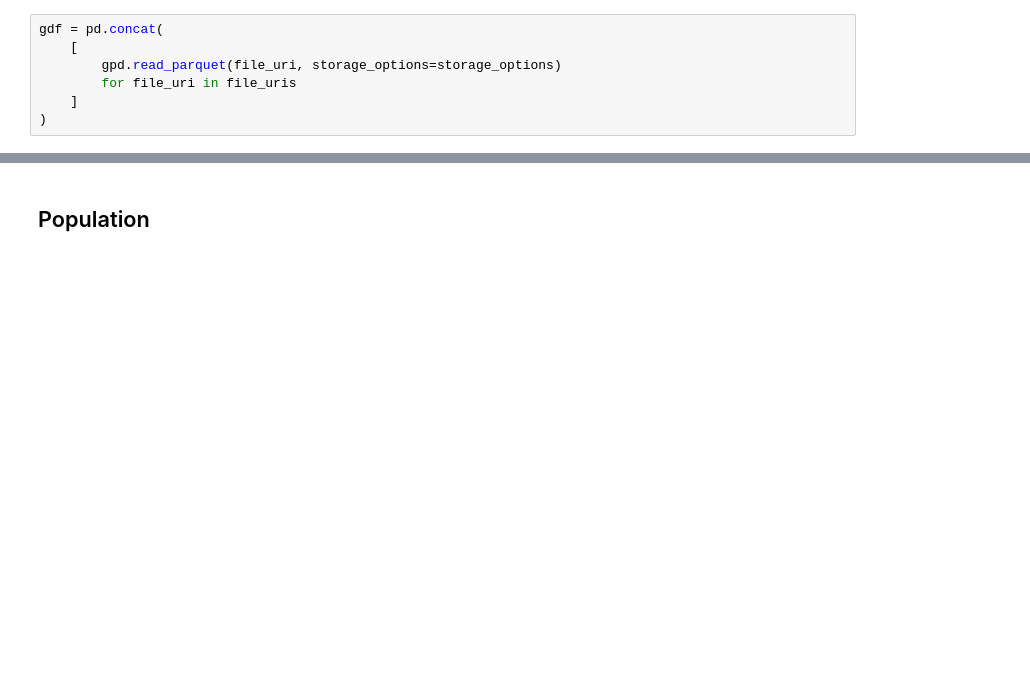
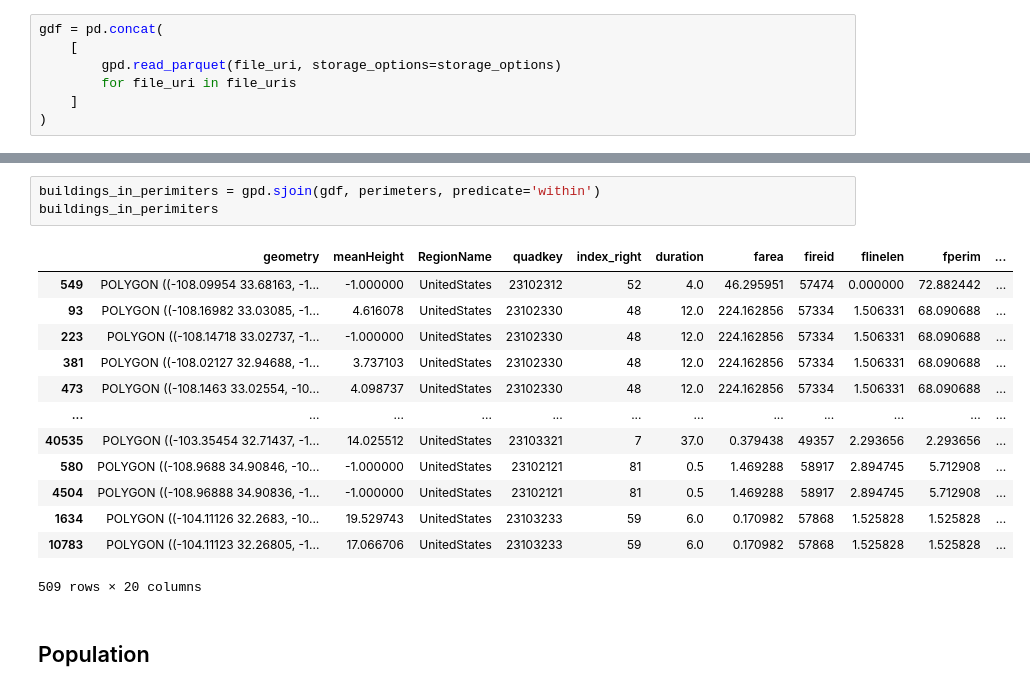
Before and after one commit to developmentseed/nasa-disasters-hub-jupytergis, a Jupyter notebook: fires.ipynb, the cells around one changed output, grey strips where cells are left out. Cells and saved outputs as stored; diff of their text form; blank space fills up the shorter version.

```diff
--- a/fires.ipynb
+++ b/fires.ipynb
@@ -297,3 +334,20 @@ gdf
+# %%
+buildings_in_perimiters = gpd.sjoin(gdf, perimeters, predicate='within')
+buildings_in_perimiters
+# %% [output]
+|  | geometry | meanHeight | RegionName | quadkey | index_right | duration | farea | fireid | flinelen | fperim | ... |
+| 549 | POLYGON ((-108.09954 33.68163, -1... | -1.000000 | UnitedStates | 23102312 | 52 | 4.0 | 46.295951 | 57474 | 0.000000 | 72.882442 | ... |
+| 93 | POLYGON ((-108.16982 33.03085, -1... | 4.616078 | UnitedStates | 23102330 | 48 | 12.0 | 224.162856 | 57334 | 1.506331 | 68.090688 | ... |
+| 223 | POLYGON ((-108.14718 33.02737, -1... | -1.000000 | UnitedStates | 23102330 | 48 | 12.0 | 224.162856 | 57334 | 1.506331 | 68.090688 | ... |
+| 381 | POLYGON ((-108.02127 32.94688, -1... | 3.737103 | UnitedStates | 23102330 | 48 | 12.0 | 224.162856 | 57334 | 1.506331 | 68.090688 | ... |
+| 473 | POLYGON ((-108.1463 33.02554, -10... | 4.098737 | UnitedStates | 23102330 | 48 | 12.0 | 224.162856 | 57334 | 1.506331 | 68.090688 | ... |
+| ... | ... | ... | ... | ... | ... | ... | ... | ... | ... | ... | ... |
+| 40535 | POLYGON ((-103.35454 32.71437, -1... | 14.025512 | UnitedStates | 23103321 | 7 | 37.0 | 0.379438 | 49357 | 2.293656 | 2.293656 | ... |
+| 580 | POLYGON ((-108.9688 34.90846, -10... | -1.000000 | UnitedStates | 23102121 | 81 | 0.5 | 1.469288 | 58917 | 2.894745 | 5.712908 | ... |
+| 4504 | POLYGON ((-108.96888 34.90836, -1... | -1.000000 | UnitedStates | 23102121 | 81 | 0.5 | 1.469288 | 58917 | 2.894745 | 5.712908 | ... |
+| 1634 | POLYGON ((-104.11126 32.2683, -10... | 19.529743 | UnitedStates | 23103233 | 59 | 6.0 | 0.170982 | 57868 | 1.525828 | 1.525828 | ... |
+| 10783 | POLYGON ((-104.11123 32.26805, -1... | 17.066706 | UnitedStates | 23103233 | 59 | 6.0 | 0.170982 | 57868 | 1.525828 | 1.525828 | ... |
+509 rows × 20 columns
 # %% [markdown]
 ## Population
 # %%
```
Also changed, not shown: parts of 24 cells of this notebook.
